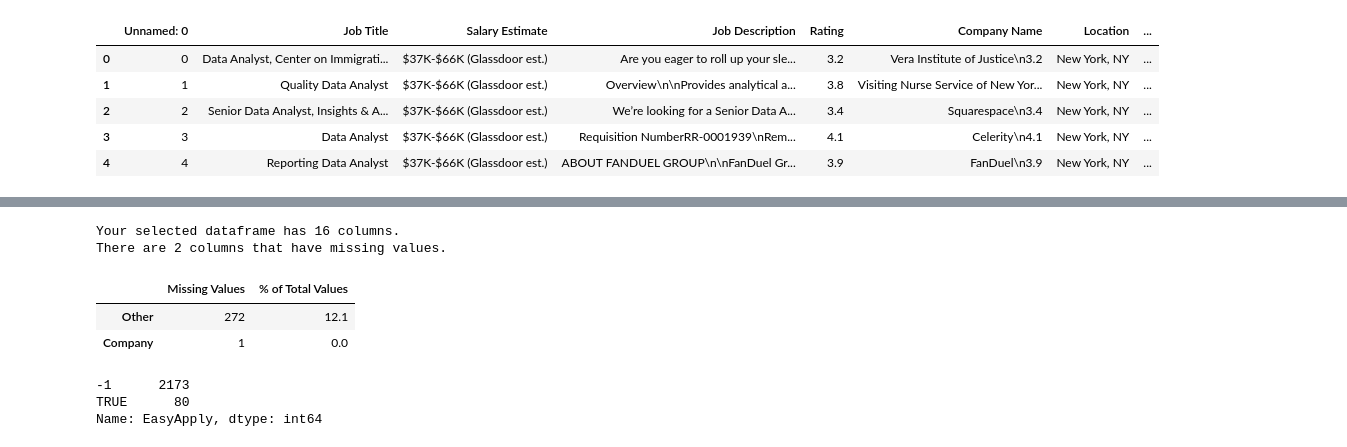
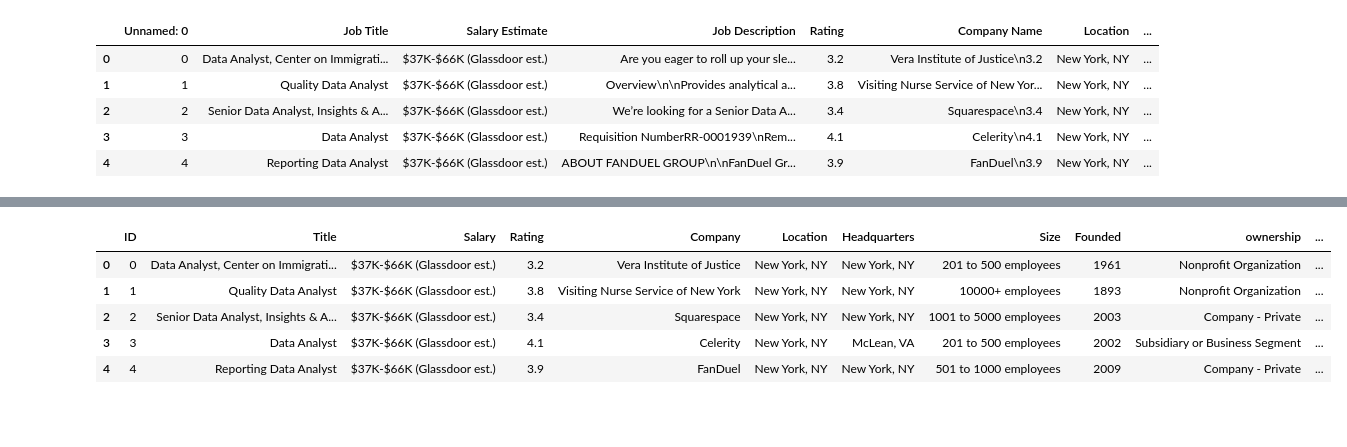
Before and after one commit to davism02/Data-Analyst-Project-3, a Jupyter notebook: Data/datacleaning.ipynb, the cells around one changed output, grey strips where cells are left out. Saved outputs shown, nothing was run; the diff lists cells and outputs as text; code cells hidden in the pictures; blank space fills up the shorter version.

Commit message:
clean csv

```diff
--- a/Data/datacleaning.ipynb
+++ b/Data/datacleaning.ipynb
@@ -48,4 +48,4 @@ df.head()
 | 3 | 3 | Data Analyst | $37K-$66K (Glassdoor est.) | Requisition NumberRR-0001939\nRem... | 4.1 | Celerity | New York, NY | McLean, VA | 201 to 500 employees | 2002 | ... |
 | 4 | 4 | Reporting Data Analyst | $37K-$66K (Glassdoor est.) | ABOUT FANDUEL GROUP\n\nFanDuel Gr... | 3.9 | FanDuel | New York, NY | New York, NY | 501 to 1000 employees | 2009 | ... |
 # %%
-df.drop(['Other'], axis=1)
+clean_df = df.drop(['Other', 'Description' , 'EasyApply', 'Competitors'], axis=1)
@@ -71 +61,6 @@ num_salary
+# %%
+clean_df['salary']=clean_df['Salary'].str.replace(" (Glassdoor est.)",'',regex=False)
+new=clean_df['salary'].str.split("-",n=1,expand=True)
+clean_df['min']=new[0]
+clean_df['max']=new[1]
 # %%
@@ -73,41 +75,11 @@ df.drop (['ID'], axis=1, inplace=True)
 # %%
-def missing_values_table(df):
-        # Total missing values
-        mis_val = df.isnull().sum()
-
-        # Percentage of missing values
-        mis_val_percent = 100 * df.isnull().sum() / len(df)
-
-        # Make a table with the results
-        mis_val_table = pd.concat([mis_val, mis_val_percent], axis=1)
-
-        # Rename the columns
-        mis_val_table_ren_columns = mis_val_table.rename(
-        columns = {0 : 'Missing Values', 1 : '% of Total Values'})
-
-        # Sort the table by percentage of missing descending
-        mis_val_table_ren_columns = mis_val_table_ren_columns[
-            mis_val_table_ren_columns.iloc[:,1] != 0].sort_values(
-        '% of Total Values', ascending=False).round(1)
-
-        # Print some summary information
-        print ("Your selected dataframe has " + str(df.shape[1]) + " columns.\n"
-            "There are " + str(mis_val_table_ren_columns.shape[0]) +
-              " columns that have missing values.")
-
-        # Return the dataframe with missing information
-        return mis_val_table_ren_columns
+clean_df = clean_df.drop(['salary'], axis=1)
 # %%
-missing_values_table(df)
+clean_df.head()
 # %% [output]
-Your selected dataframe has 16 columns.
-There are 2 columns that have missing values.
-|  | Missing Values | % of Total Values |
-| Other | 272 | 12.1 |
-| Company | 1 | 0.0 |
+|  | ID | Title | Salary | Rating | Company | Location | Headquarters | Size | Founded | ownership | ... |
+| 0 | 0 | Data Analyst, Center on Immigrati... | $37K-$66K (Glassdoor est.) | 3.2 | Vera Institute of Justice | New York, NY | New York, NY | 201 to 500 employees | 1961 | Nonprofit Organization | ... |
+| 1 | 1 | Quality Data Analyst | $37K-$66K (Glassdoor est.) | 3.8 | Visiting Nurse Service of New York | New York, NY | New York, NY | 10000+ employees | 1893 | Nonprofit Organization | ... |
+| 2 | 2 | Senior Data Analyst, Insights & A... | $37K-$66K (Glassdoor est.) | 3.4 | Squarespace | New York, NY | New York, NY | 1001 to 5000 employees | 2003 | Company - Private | ... |
+| 3 | 3 | Data Analyst | $37K-$66K (Glassdoor est.) | 4.1 | Celerity | New York, NY | McLean, VA | 201 to 500 employees | 2002 | Subsidiary or Business Segment | ... |
+| 4 | 4 | Reporting Data Analyst | $37K-$66K (Glassdoor est.) | 3.9 | FanDuel | New York, NY | New York, NY | 501 to 1000 employees | 2009 | Company - Private | ... |
-# %%
-df['EasyApply'].value_counts()
-# %% [output]
--1      2173
-TRUE      80
-Name: EasyApply, dtype: int64
```
Also changed, not shown: parts of 10 cells of this notebook, 1 other file.
